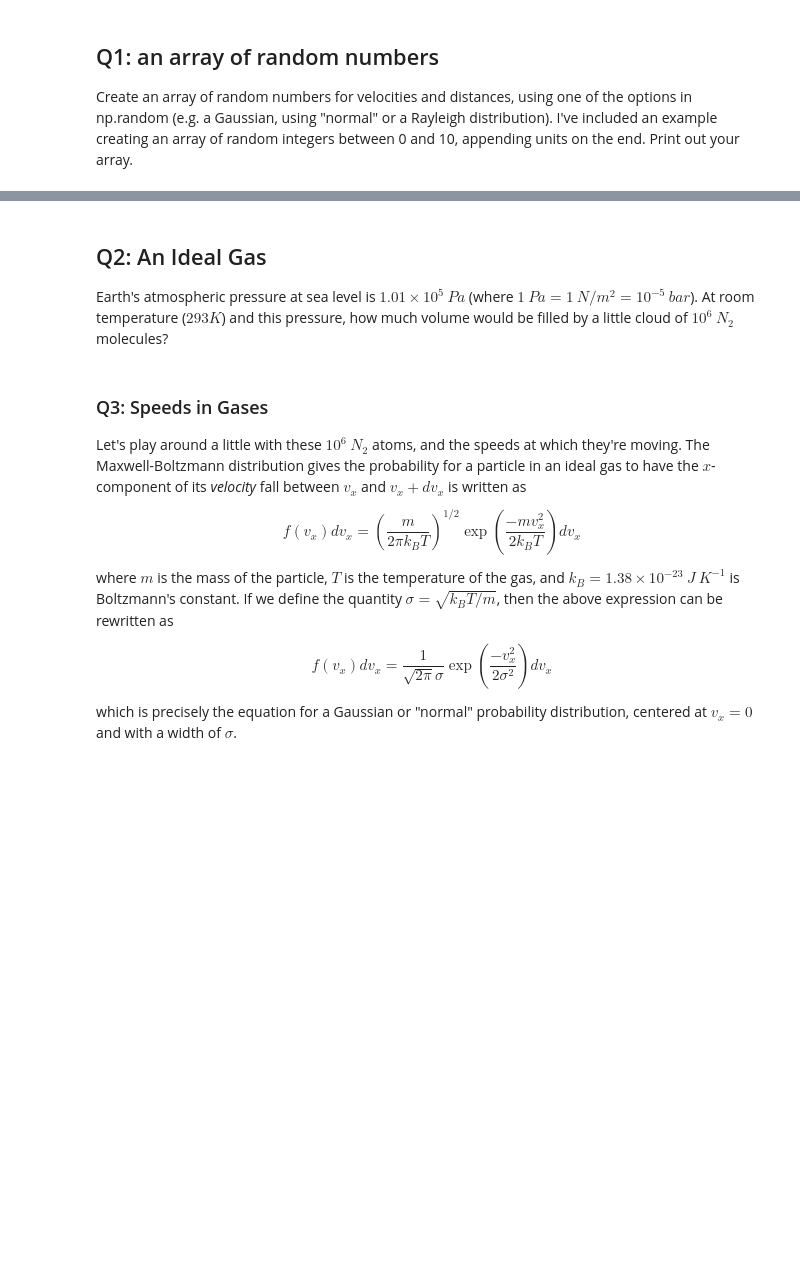
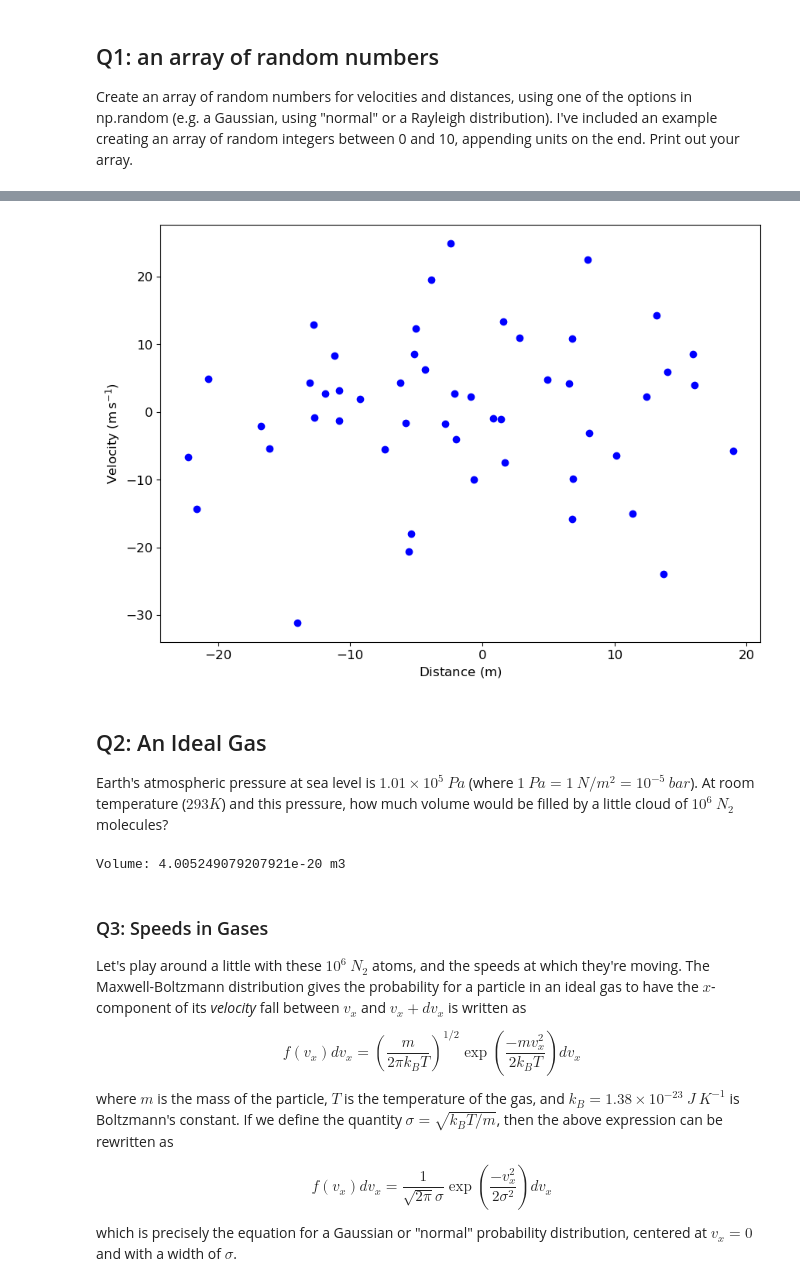
Before and after one commit to velguthb/dartmouth_a74, a Jupyter notebook: Pro_0_ideal_gas.ipynb, the cells around one changed output, grey strips where cells are left out. Saved outputs shown, nothing was run; the diff lists cells and outputs as text; code cells hidden in the pictures; blank space fills up the shorter version.

```diff
--- a/Pro_0_ideal_gas.ipynb
+++ b/Pro_0_ideal_gas.ipynb
@@ -52,6 +57,6 @@ print(mydistance.decompose(), "or", mydistance.to('m'))
 
 Create an array of random numbers for velocities and distances, using one of the options in np.random (e.g. a Gaussian, using "normal" or a Rayleigh distribution). I've included an example creating an array of random integers between 0 and 10, appending units on the end. Print out your array.
 # %%
-myvelocities = np.random.randint(low=0,high=10,size=20)*units.m/units.s
-mydistances = np.random.randint(low=0,high=10,size=20)*units.m
+myvelocities = np.random.normal(0,10,size=50)*units.m/units.s
+mydistances = np.random.normal(0,10,size=50)*units.m
 print(myvelocities)
@@ -58,14 +74,17 @@ print(myvelocities)
 # %%
 # plot the data
-plt.scatter(myvelocities, mydistances)
+plt.scatter(myvelocities, mydistances, c='b');
 
 # extract the units so you can use them in your axes labels
 xunit_string = mydistances.unit.to_string('latex_inline')
 yunit_string = myvelocities.decompose().unit.to_string('latex_inline')
 
 # make the plot
 plt.ylabel('Velocity ({})'.format(yunit_string))
 plt.xlabel('Distance ({})'.format(xunit_string))
+plt.show()
+# %% [output]
+[figure, added]
 # %% [markdown]
 ## Q2: An Ideal Gas
 
@@ -80,7 +99,12 @@ pressure = 1.01e5*units.Pa    # in units of Pa
 temperature = 293*units.K     # in units of K
 k_B = constants.k_B           # Boltzmann's constant
 
-# ...
+# PV = NkT
+volume = N * k_B * temperature / pressure
+
+print(f'Volume: {volume.decompose()}')
+# %% [output]
+Volume: 4.005249079207921e-20 m3
 # %% [markdown]
 ### Q3: Speeds in Gases
 
```
Also changed, not shown: parts of 7 cells of this notebook.
